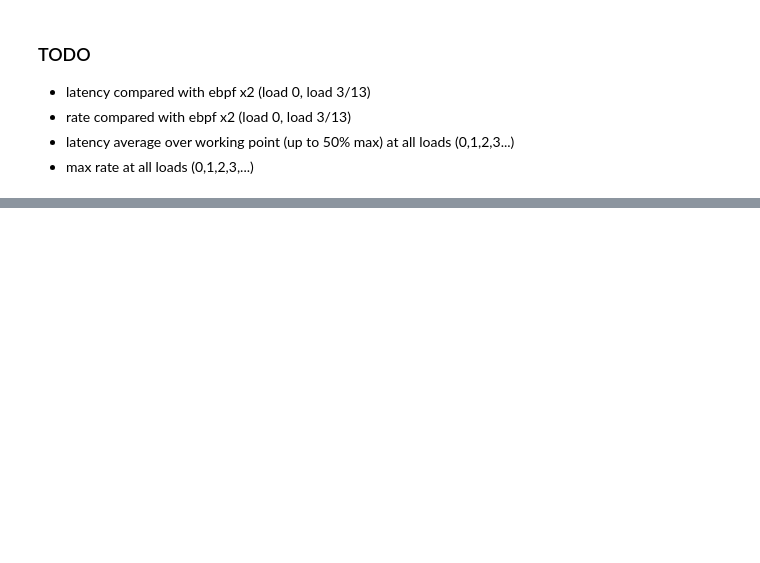
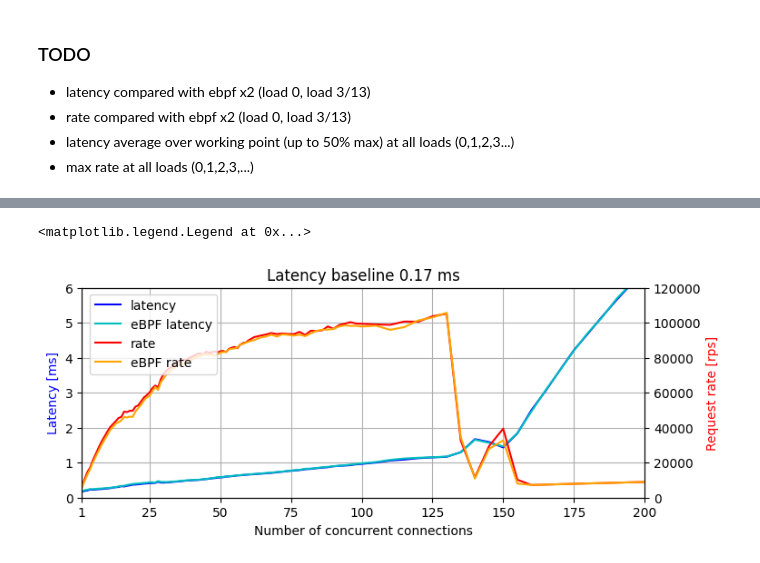
Before and after one commit to giulio-sido/bombardier, a Jupyter notebook: plot_bench.ipynb, the cells around one changed output, grey strips where cells are left out. Saved outputs shown, nothing was run; the diff lists cells and outputs as text; code cells hidden in the pictures; blank space fills up the shorter version.

```diff
--- a/plot_bench.ipynb
+++ b/plot_bench.ipynb
@@ -35,11 +49,11 @@ for test in TEST_LIST:
 # %%
-results2 = dict()
-for test in TEST_LIST:
+results1 = dict()
+for test in TEST_LIST1:
     latencies = list()
     rates = list()
     ebpf_lat = list()
     ebpf_rate = list()
-    for conn in CONN_LIST:
+    for conn in CONN_LIST1:
     # for conn in [1]:
         df = pd.read_csv(f"{FOLDER}{test}{conn}.csv", index_col=None, header=None, names=COLUMNS)
         # print(df.describe())
@@ -54,7 +68,7 @@ for test in TEST_LIST:
         rates.append(row["rate"])
         ebpf_lat.append(lat_increase)
         ebpf_rate.append(rate_decrease)
-        results2[test] = {"latencies": latencies,
-                      "rates": rates,
-                      "ebpf_latencies": ebpf_lat,
-                      "ebpf_rates": ebpf_rate}
+    results1[test] = {"latencies": latencies,
+                    "rates": rates,
+                    "ebpf_latencies": ebpf_lat,
+                    "ebpf_rates": ebpf_rate}
@@ -60,0 +206,23 @@ for test in TEST_LIST:
+# %%
+fig, ax = plt.subplots(figsize=(8,3))
+ax.set_ylabel("Latency [ms]", color='b')
+ax.plot(CONN_LIST1, results1["0-"]["latencies"], 'b')
+ax.plot(CONN_LIST1, results1["0-"]["ebpf_latencies"], 'c')
+
+ax.set_xlabel("Number of concurrent connections")
+ax.set_title("Latency baseline 0.17 ms")
+ax.set_xlim(1, 200)
+ax.set_ylim(0, 6)
+# ax.set_xticklabels([1, 20, 40, 60, 80, 100])
+ax.set_xticks([1, *range(25, 201, 25)])
+ax.grid()
+
+ax2 = ax.twinx()
+ax2.set_ylabel("Request rate [rps]", color='r')
+ax2.plot(CONN_LIST1, results1["0-"]["rates"], 'r')
+ax2.plot(CONN_LIST1, results1["0-"]["ebpf_rates"], 'orange')
+ax2.set_ylim(0, 120000)
+fig.legend(["latency", "eBPF latency", "rate", "eBPF rate"], bbox_to_anchor=(.32, .88))
+# %% [output]
+<matplotlib.legend.Legend at 0x...>
+[figure, added]
```
Also changed, not shown: parts of 27 cells of this notebook.
